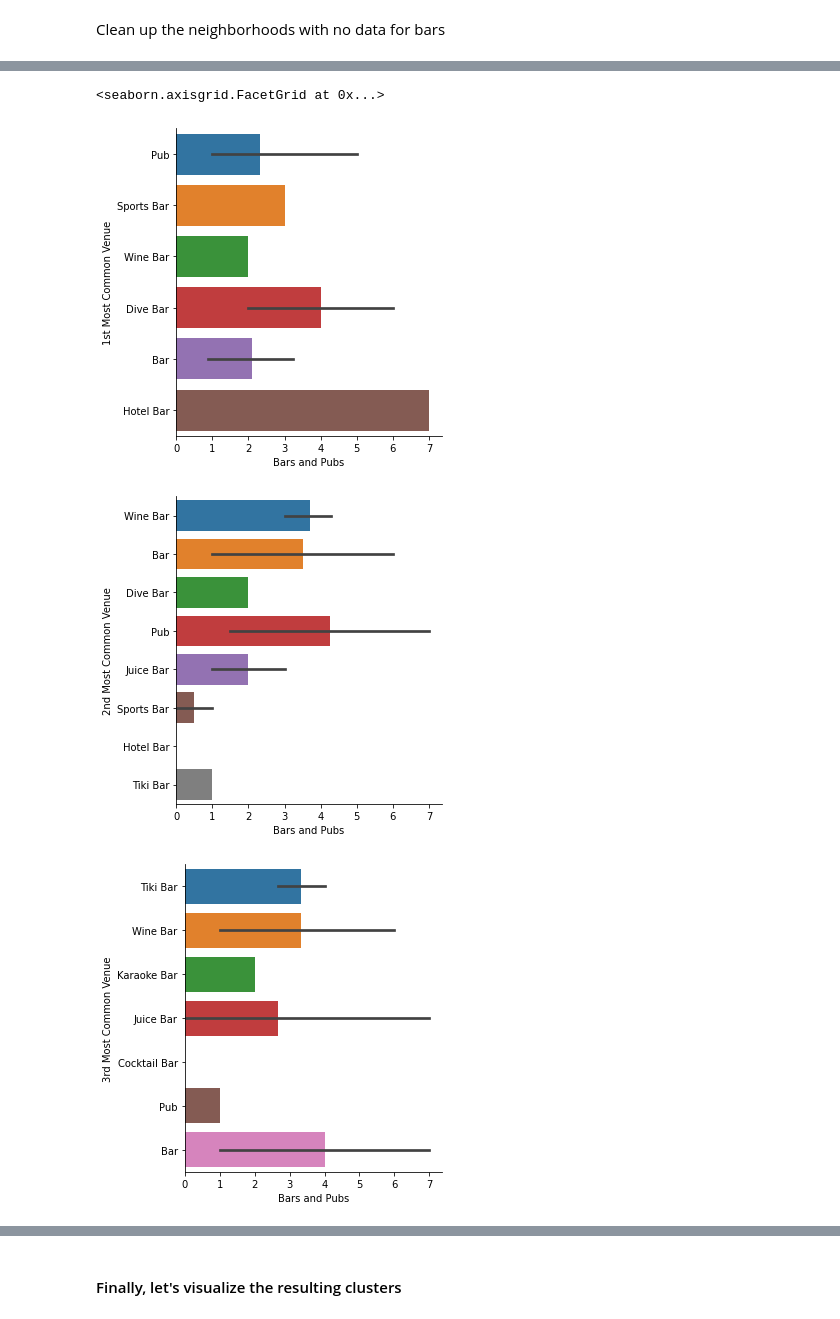
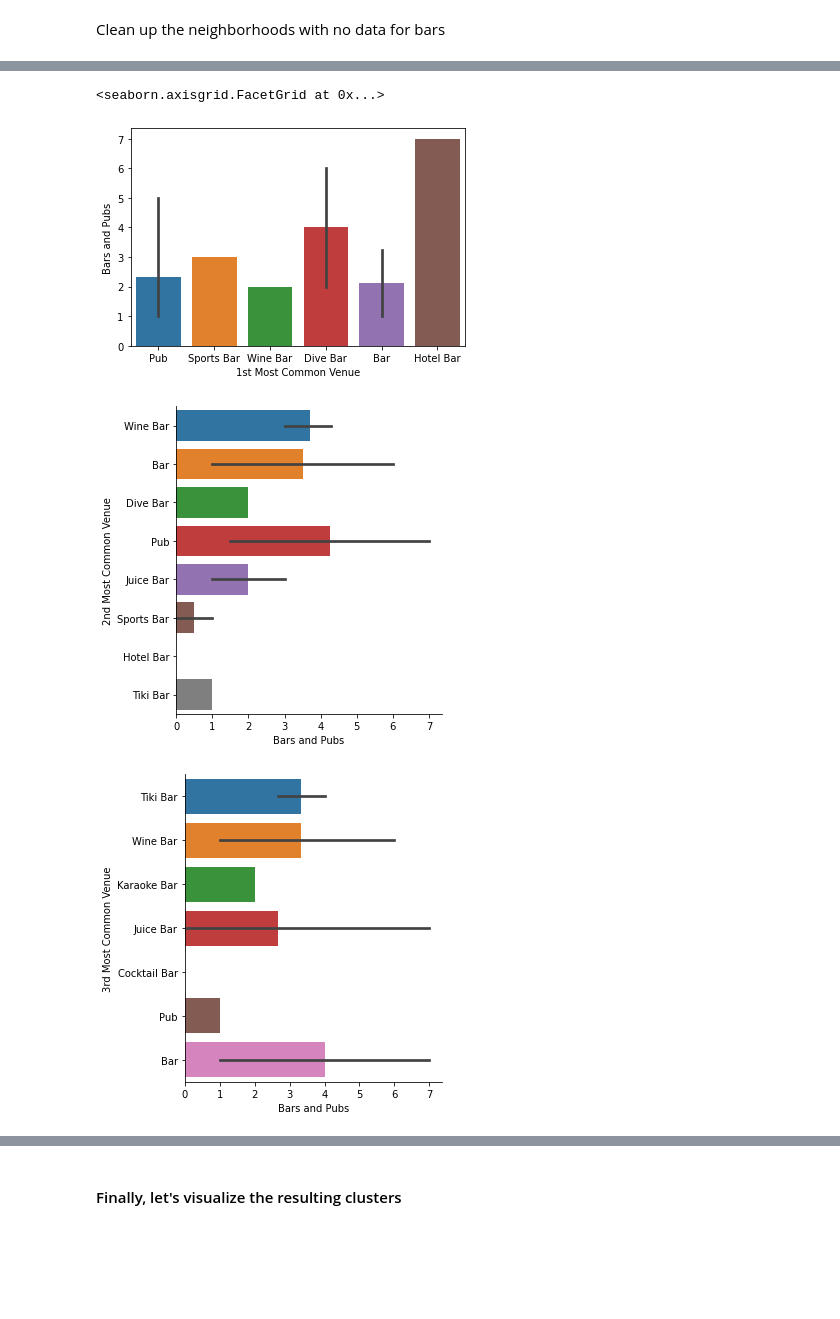
Before and after one commit to Ozzy878/Coursera_Capstone, a Jupyter notebook: Battle of the Neighborhoods/IBM_Final_CapstoneProject.ipynb, the cells around one changed output, grey strips where cells are left out. Cells and saved outputs as stored; diff of their text form; code cells hidden in the pictures; blank space fills up the shorter version.

```diff
--- a/Battle of the Neighborhoods/IBM_Final_CapstoneProject.ipynb
+++ b/Battle of the Neighborhoods/IBM_Final_CapstoneProject.ipynb
@@ -636,18 +641,18 @@ boston_merged.head()
 | 4 | Bay Village | 0.04 | 42.3488 | -71.0666 | 2.0 | Wine Bar | Dive Bar | ... |
 | 5 | Leather District | 0.02 | 42.3498 | -71.0584 | 2.0 | Dive Bar | Wine Bar | ... |
 # %%
-sns.catplot(x='Bars and Pubs', y='1st Most Common Venue', data=boston_merged, kind='bar')
+sns.barplot(x='1st Most Common Venue', y='Bars and Pubs', data=boston_merged)
 sns.catplot(x='Bars and Pubs', y='2nd Most Common Venue', data=boston_merged, kind='bar')
 sns.catplot(x='Bars and Pubs', y='3rd Most Common Venue', data=boston_merged, kind='bar')
 sns.catplot(x='Bars and Pubs', y='4th Most Common Venue', data=boston_merged, kind='bar')
 sns.catplot(x='Bars and Pubs', y='5th Most Common Venue', data=boston_merged, kind='bar')
 sns.catplot(x='Bars and Pubs', y='6th Most Common Venue', data=boston_merged, kind='bar')
 sns.catplot(x='Bars and Pubs', y='7th Most Common Venue', data=boston_merged, kind='bar')
 sns.catplot(x='Bars and Pubs', y='8th Most Common Venue', data=boston_merged, kind='bar')
 sns.catplot(x='Bars and Pubs', y='9th Most Common Venue', data=boston_merged, kind='bar')
 sns.catplot(x='Bars and Pubs', y='10th Most Common Venue', data=boston_merged, kind='bar')
 # %% [output]
 <seaborn.axisgrid.FacetGrid at 0x...>
-[figure, old version]
+[figure, new version]
 [figure]
 [figure]
```
Also changed, not shown: parts of 4 cells of this notebook.
